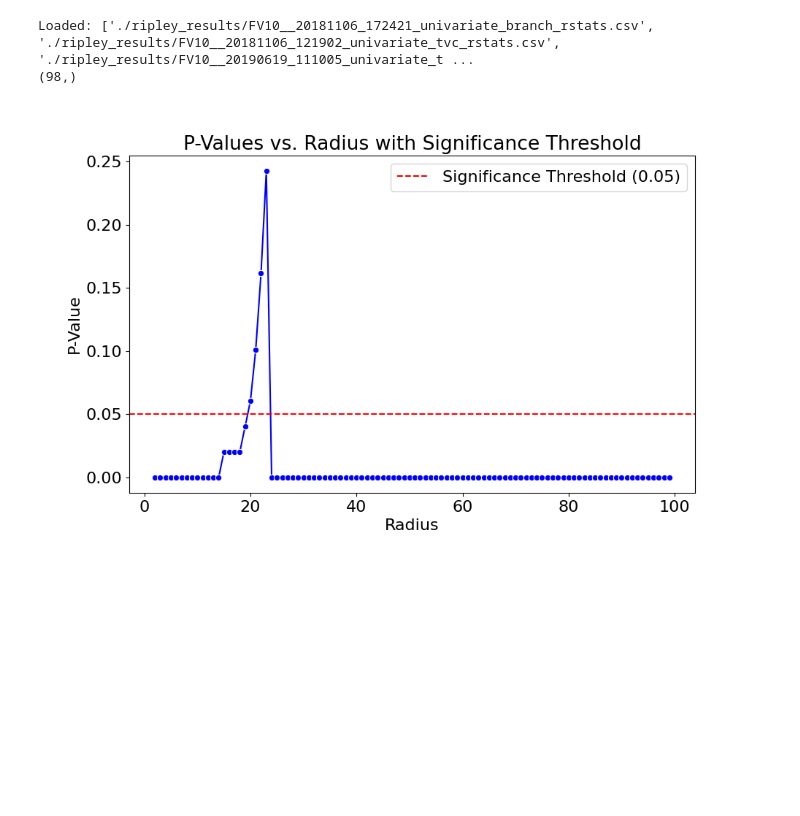
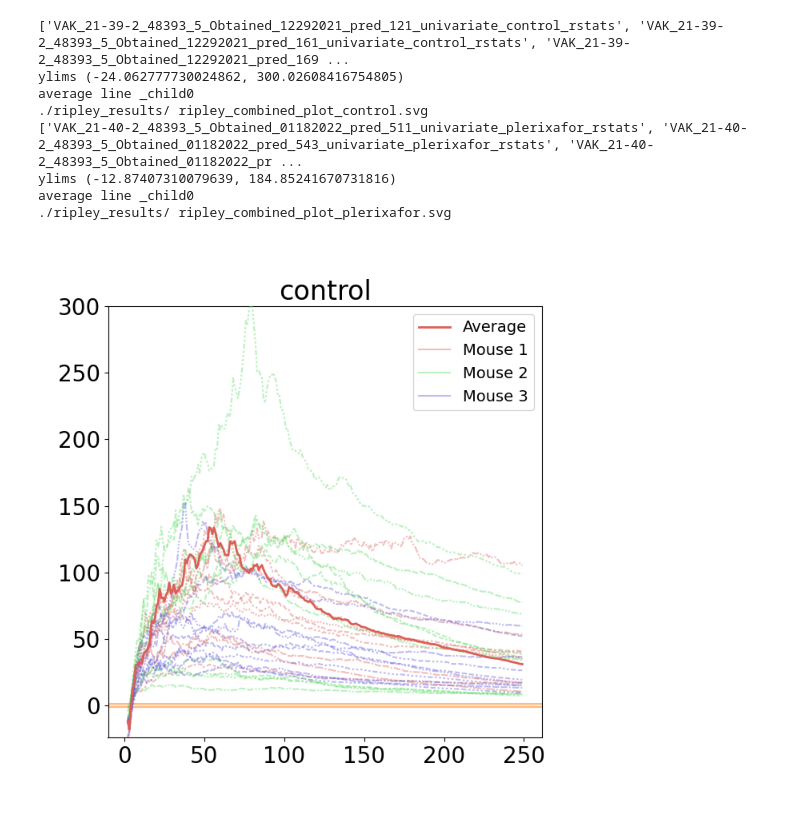
Before and after one commit to dkermany/mdspacer, a Jupyter notebook: ipynb/plot_rstats.ipynb, the cells around one changed output. Drawn from its saved outputs; the diff is of its cells as text; code cells hidden in the pictures; blank space fills up the shorter version.

Commit message:
final platelet figure results

```diff
--- a/ipynb/plot_rstats.ipynb
+++ b/ipynb/plot_rstats.ipynb
@@ -4,3 +8,3 @@ from spacer3d.utils import plot_process, plot_ripley, plot_individuals, plot_com
 # %%
-path = "./ripley_results/"
+path = "/home/dkermany/BoneSegmentation/ripley_results/platelets"
 # %%
@@ -123,8 +140,4 @@ def plot_p_values(rstats_path, save=False, output_folder="./ripley_results/"):
 # %%
-plot_p_values(path, save=False, output_folder="./ripley_results/")
+# plot_p_values(path, save=False, output_folder="./ripley_results/")
-# %% [output]
-Loaded: ['./ripley_results/FV10__20181106_172421_univariate_branch_rstats.csv', './ripley_results/FV10__20181106_121902_univariate_tvc_rstats.csv', './ripley_results/FV10__20190619_111005_univariate_t ...
-(98,)
-[figure, removed]
 # %%
 # Currently only supports univariate plots, will ignore multivariate rstats csv files
@@ -141,0 +155,12 @@ plot_combined_multivariate(path)
+# %%
+plot_combined_platelets(path)
+# %% [output]
+['VAK_21-39-2_48393_5_Obtained_12292021_pred_121_univariate_control_rstats', 'VAK_21-39-2_48393_5_Obtained_12292021_pred_161_univariate_control_rstats', 'VAK_21-39-2_48393_5_Obtained_12292021_pred_169 ...
+ylims (-24.062777730024862, 300.02608416754805)
+average line _child0
+./ripley_results/ ripley_combined_plot_control.svg
+['VAK_21-40-2_48393_5_Obtained_01182022_pred_511_univariate_plerixafor_rstats', 'VAK_21-40-2_48393_5_Obtained_01182022_pred_543_univariate_plerixafor_rstats', 'VAK_21-40-2_48393_5_Obtained_01182022_pr ...
+ylims (-12.87407310079639, 184.85241670731816)
+average line _child0
+./ripley_results/ ripley_combined_plot_plerixafor.svg
+[figure, added]
```
Also changed, not shown: parts of 8 cells of this notebook.
